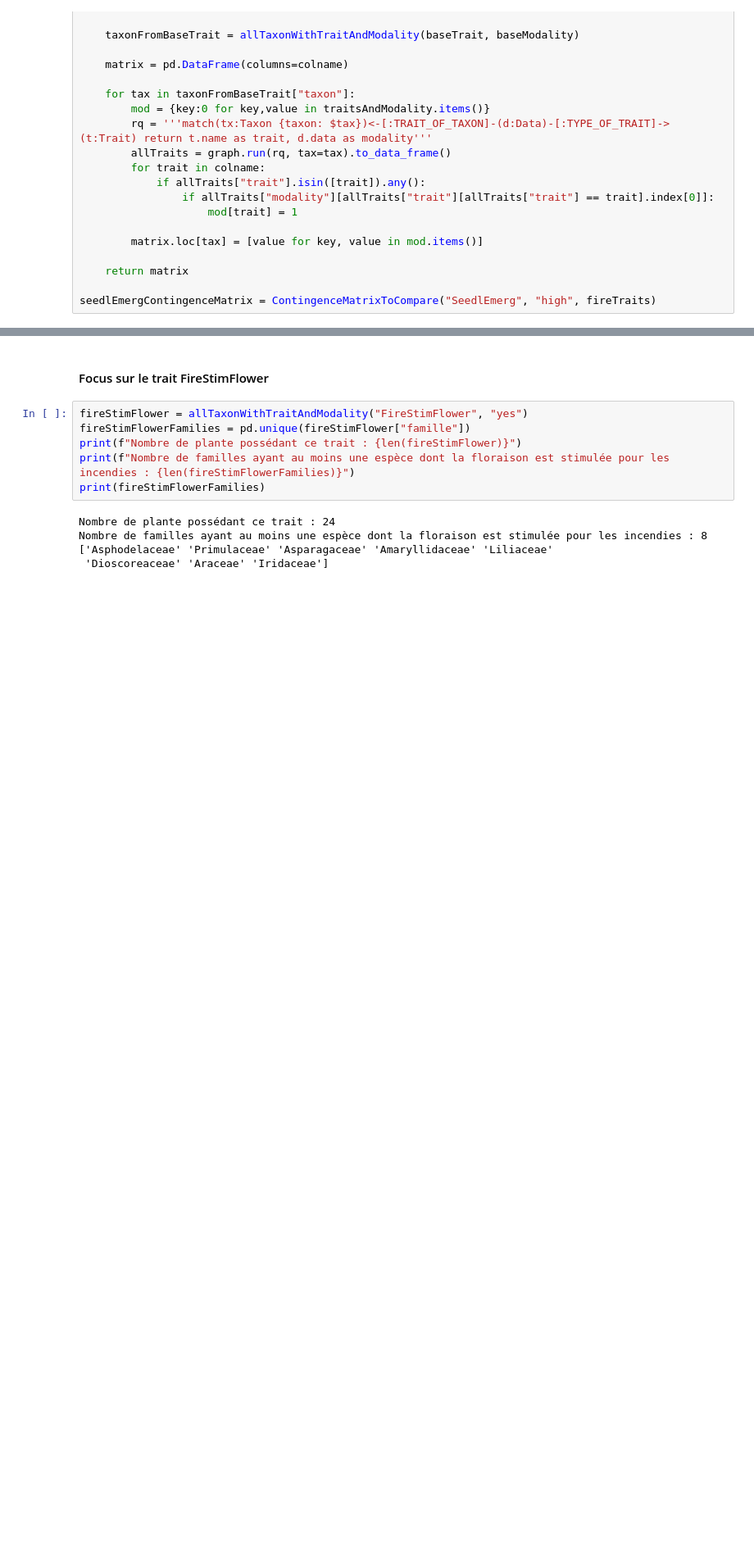
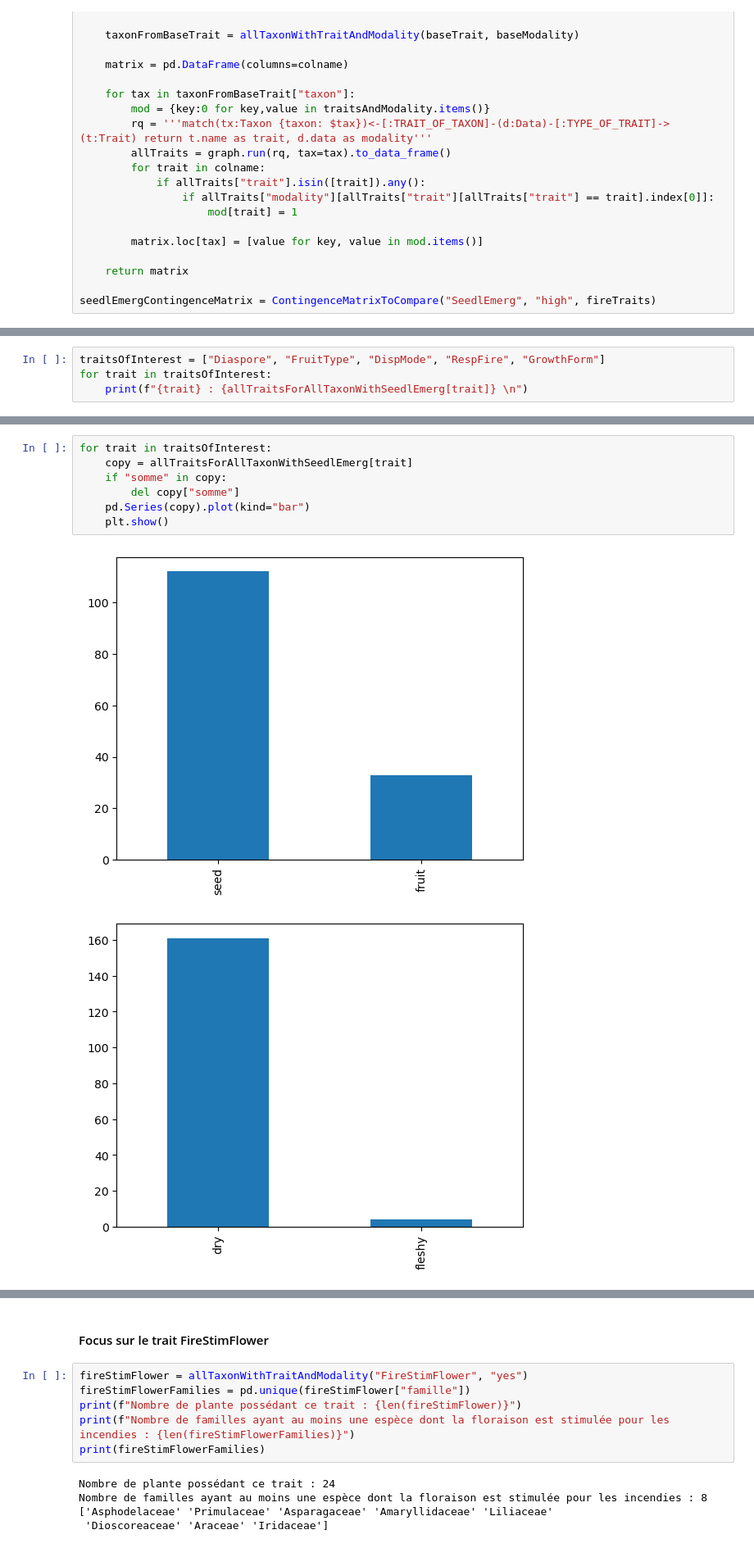
Before and after one commit to Yannis-Barba/Neo4j-BROT, a Jupyter notebook: BROT_Neo4j.ipynb, the cells around one changed output, grey strips where cells are left out. Shown: that part at 82% size. Saved outputs shown, nothing was run; the diff lists cells and outputs as text; blank space fills up the shorter version.

```diff
--- a/BROT_Neo4j.ipynb
+++ b/BROT_Neo4j.ipynb
@@ -232,0 +286,4 @@ D'après le graphe ci-dessus, nous pouvons dire que les taxons possédant le tra
+# %%
+traitsOfInterest = ["Diaspore", "FruitType", "DispMode", "RespFire", "GrowthForm"]
+for trait in traitsOfInterest:
+    print(f"{trait} : {allTraitsForAllTaxonWithSeedlEmerg[trait]} \n")
@@ -232,0 +300,10 @@ D'après le graphe ci-dessus, nous pouvons dire que les taxons possédant le tra
+# %%
+for trait in traitsOfInterest:
+    copy = allTraitsForAllTaxonWithSeedlEmerg[trait]
+    if "somme" in copy:
+        del copy["somme"]
+    pd.Series(copy).plot(kind="bar")
+    plt.show()
+# %% [output]
+[figure, added]
+[figure, added]
```
Also changed, not shown: parts of 12 cells of this notebook, 1 other file.
